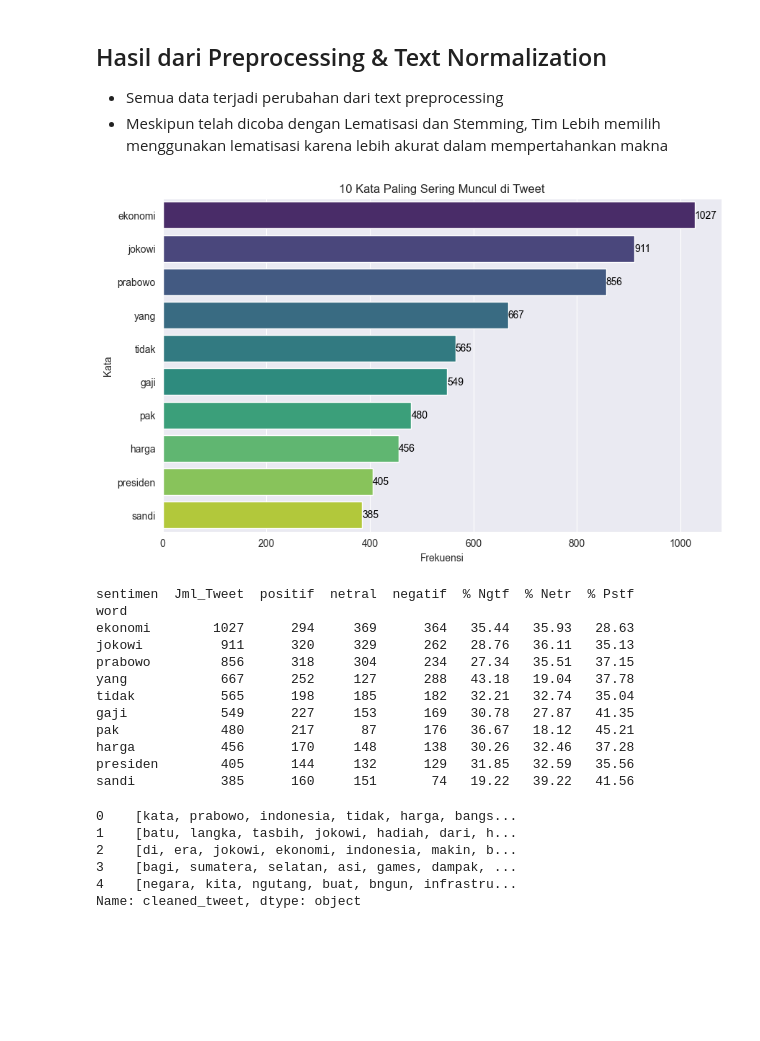
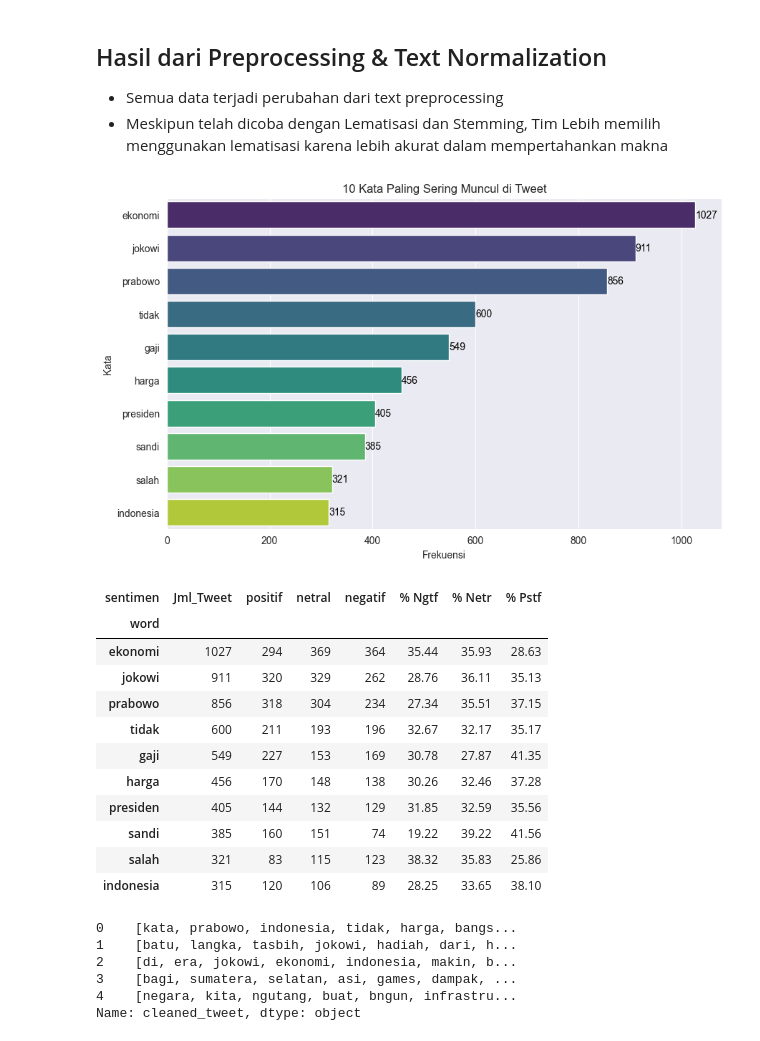
Before and after one commit to rowjak/sentiment-analysis-pilpres-2019, a Jupyter notebook: RF - SW - SA - Pilpres 2019.ipynb, the cells around one changed output. Saved outputs shown, nothing was run; the diff lists cells and outputs as text; code cells hidden in the pictures; blank space fills up the shorter version.

```diff
--- a/RF - SW - SA - Pilpres 2019.ipynb
+++ b/RF - SW - SA - Pilpres 2019.ipynb
@@ -124,8 +124,17 @@ def clean_and_process_text(text):
     # Hapus spasi lebih dari satu
     text = re.sub(r'\s+', ' ', text)  # Mengganti beberapa spasi dengan satu spasi
 
-    # Mengubah ke huruf kecil dan tokenisasi
-    text = text.lower().split()
+    # Mengubah ke huruf kecil
+    text = text.lower()
+
+    # Kompilasi regex untuk mencocokkan kata-kata slang
+    slang_words_regex = re.compile(r'\b(?:' + '|'.join(re.escape(word) for word in slang_words_dict.keys()) + r')\b')
+
+    # Mengganti kata-kata slang
+    text = slang_words_regex.sub(lambda match: slang_words_dict[match.group()], text)
+
+    # Tokenisasi
+    text = text.split()
 
     # Menghapus stopwords menggunakan Sastrawi
     stopword_factory = StopWordRemoverFactory()
@@ -137,14 +146,7 @@ def clean_and_process_text(text):
     # Saring kata-kata
     text = [word for word in text if word not in stop_words]
 
-    # Kompilasi regex untuk mencocokkan kata-kata slang
-    slang_words_regex = re.compile(r'\b(?:' + '|'.join(re.escape(word) for word in slang_words_dict.keys()) + r')\b')
-
-    # Mengganti kata-kata slang
-    text = ' '.join(text)  # Menggabungkan kembali list kata menjadi string
-    text = slang_words_regex.sub(lambda match: slang_words_dict[match.group()], text)
-
-    return text
+    return ' '.join(text)  # Gabungkan kembali list kata menjadi string
 
 # Menerapkan fungsi pembersihan dan pemrosesan pada kolom 'tweet_no_extra_space'
 df['tweet_clean'] = df['tweet'].apply(clean_and_process_text)
@@ -221,42 +236,47 @@ Sentimen: negatif
 *   Meskipun telah dicoba dengan Lematisasi dan Stemming, Tim Lebih memilih menggunakan lematisasi karena lebih akurat dalam mempertahankan makna
 # %%
 from collections import Counter
+
+# Ambil daftar tweet yang telah dilemmatized
 text = list(df['tweet_lemmatized'])
 
 words = []
 for line in text:
-    words.extend(line.split())
+    words_in_line = line.split()
+
+    # Mengabaikan kata 'pak' dan 'jadi' saat menambahkan kata-kata
+    words.extend([word for word in words_in_line if word not in ['pak', 'jadi']])
 
 # Menghitung jumlah kata
 words_count = Counter(words)
 
 # Ambil kata yang paling sering muncul
 most_common_words = words_count.most_common(10)
 
 # Buat DataFrame untuk visualisasi
 most_common_df = pd.DataFrame(most_common_words, columns=['word', 'count'])
 
 # Menambahkan kolom persentase
 total_words = sum(words_count.values())
 most_common_df['percentage'] = (most_common_df['count'] / total_words) * 100
 
 # Visualisasi dengan seaborn
 plt.figure(figsize=(10, 6))
-sns.barplot(x='count', y='word', data=most_common_df, palette='viridis', hue='word', legend=False)
+sns.barplot(x='count', y='word', data=most_common_df, palette='viridis', hue='word', dodge=False)
 
 # Menambahkan label jumlah dan persentase di dalam bar
 for i in range(len(most_common_df)):
     count = most_common_df['count'][i]
     plt.text(count, i, f'{count}', color='black', va='center')
 
 # Menambahkan judul dan label
 plt.title('10 Kata Paling Sering Muncul di Tweet')
 plt.xlabel('Frekuensi')
 plt.ylabel('Kata')
 
 plt.show()
 # %% [output]
-[figure, old version]
+[figure, new version]
 # %%
 # Buat DataFrame untuk memetakan kata dan sentimen
 word_sentiments = []
@@ -287,20 +307,20 @@ pivot = pivot.sort_values(by='Jml_Tweet', ascending=False)
 pivot = pivot[['Jml_Tweet', 'positif', 'netral', 'negatif', '% Ngtf', '% Netr', '% Pstf']]
 
 # Cetak pivot table
-print(pivot)
+pivot
 # %% [output]
-sentimen  Jml_Tweet  positif  netral  negatif  % Ngtf  % Netr  % Pstf
-word
-ekonomi        1027      294     369      364   35.44   35.93   28.63
-jokowi          911      320     329      262   28.76   36.11   35.13
-prabowo         856      318     304      234   27.34   35.51   37.15
-yang            667      252     127      288   43.18   19.04   37.78
-tidak           565      198     185      182   32.21   32.74   35.04
-gaji            549      227     153      169   30.78   27.87   41.35
-pak             480      217      87      176   36.67   18.12   45.21
-harga           456      170     148      138   30.26   32.46   37.28
-presiden        405      144     132      129   31.85   32.59   35.56
-sandi           385      160     151       74   19.22   39.22   41.56
+| sentimen | Jml_Tweet | positif | netral | negatif | % Ngtf | % Netr | % Pstf |
+| word |  |  |  |  |  |  |  |
+| ekonomi | 1027 | 294 | 369 | 364 | 35.44 | 35.93 | 28.63 |
+| jokowi | 911 | 320 | 329 | 262 | 28.76 | 36.11 | 35.13 |
+| prabowo | 856 | 318 | 304 | 234 | 27.34 | 35.51 | 37.15 |
+| tidak | 600 | 211 | 193 | 196 | 32.67 | 32.17 | 35.17 |
+| gaji | 549 | 227 | 153 | 169 | 30.78 | 27.87 | 41.35 |
+| harga | 456 | 170 | 148 | 138 | 30.26 | 32.46 | 37.28 |
+| presiden | 405 | 144 | 132 | 129 | 31.85 | 32.59 | 35.56 |
+| sandi | 385 | 160 | 151 | 74 | 19.22 | 39.22 | 41.56 |
+| salah | 321 | 83 | 115 | 123 | 38.32 | 35.83 | 25.86 |
+| indonesia | 315 | 120 | 106 | 89 | 28.25 | 33.65 | 38.10 |
 # %%
 from sklearn.model_selection import train_test_split
 from gensim.models import Word2Vec
```
Also changed, not shown: parts of 5 cells of this notebook.
